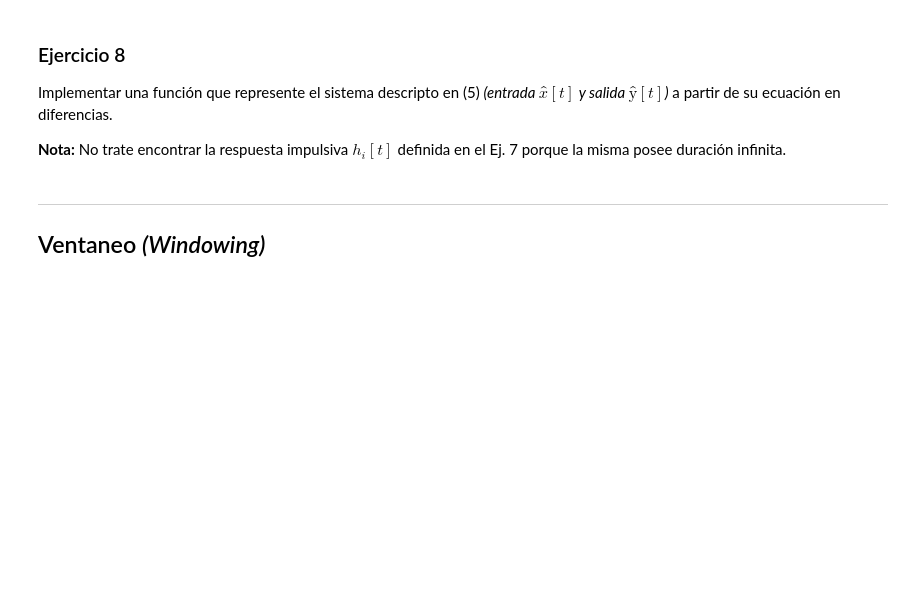
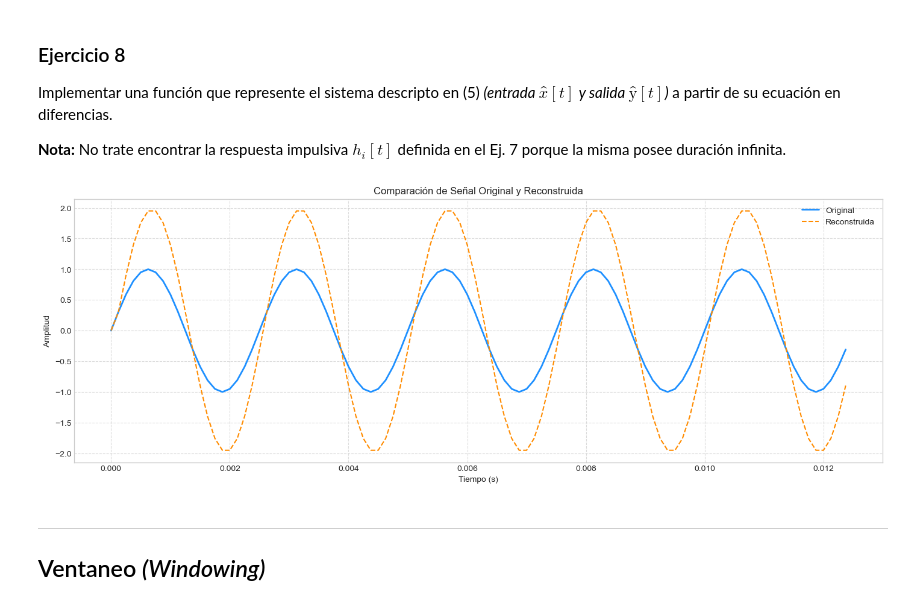
Before and after one commit to MLsound/Linear-Predictive-Coding, a Jupyter notebook: resolucion.ipynb, the cells around one changed output. Drawn from its saved outputs; the diff is of its cells as text; code cells hidden in the pictures; blank space fills up the shorter version.

```diff
--- a/resolucion.ipynb
+++ b/resolucion.ipynb
@@ -92,9 +92,9 @@ def calc_lpc(y, m):
 # %%
 #TESTEO DE LA FUNCIÓN
 max_len = 10 # Longitud máxima de la señal de prueba
-signal = np.random.randint(-1e2, 1e2, size=np.random.randint(2, max_len)) # Señal aleatoria de prueba
-print(f"Señal de prueba (N={len(signal)}):\n{signal}\n")
-print("Estimadores LPC:\n",calc_lpc(signal, len(signal)-1)) # Debe devolver un array de N coeficientes
+y = np.random.randint(-1e2, 1e2, size=np.random.randint(2, max_len)) # Señal aleatoria de prueba
+print(f"Señal de prueba (N={len(y)}):\n{y}\n")
+print("Estimadores LPC:\n",calc_lpc(y, len(y)-1)) # Debe devolver un array de N coeficientes
 # %% [output]
 Señal de prueba (N=7):
 [-43   0 -45  48 -46  20  23]
@@ -326,3 +363,40 @@ Implementar una función que represente el sistema descripto en (5) _(entrada $x
+# %%
+#TESTEO DE LA FUNCIÓN
+sr = 8000  # Frecuencia de muestreo
+duration = 1  # segundos
+f0 = 400  # Frecuencia (Hz)
+time = np.linspace(0., duration, int(sr * duration), endpoint=False)
+
+# Señal de entrada (puede ser señal de habla o cualquier señal de prueba)
+y = np.sin(2 * np.pi * f0 * time)
+y /= np.max(np.abs(y)) # Normalizar
+
+# Cálculo de Coeficientes LPC
+orden_lpc = 100
+window = y # Analizar toda la señal
+
+a = calc_lpc(window, orden_lpc)
+coef = a[1:] # Coeficientes LPC (h1, h2, ...)
+e = cacl_pred_error(y, coef) # Estimación de la Excitación
+y_rebuilt = rebuild_y(e, coef) # Reconstrucción de la señal
+
+# Graficar resultados
+plt.style.use('seaborn-v0_8-whitegrid')
+fig, ax = plt.subplots(1, 1, figsize=(14, 5), constrained_layout=True)
+
+range_time = int(sr / f0 * 5) # Definir el rango de tiempo
+
+ax.plot(time[:range_time], y[:range_time], color='dodgerblue', label='Original', linewidth=2)
+ax.plot(time[:range_time], y_rebuilt[:range_time], color='darkorange', label='Reconstruida', linestyle='--')
+ax.set_title(f"Comparación de Señal Original y Reconstruida")
+ax.set_ylabel("Amplitud")
+ax.set_xlabel("Tiempo (s)") # Añadimos la etiqueta del eje X aquí
+ax.legend()
+ax.grid(True, linestyle='--', alpha=0.7)
+
+plt.show()
+# %% [output]
+[figure, added]
 # %% [markdown]
 ---
 ## Ventaneo _(Windowing)_
```
Also changed, not shown: parts of 1 cell of this notebook.
